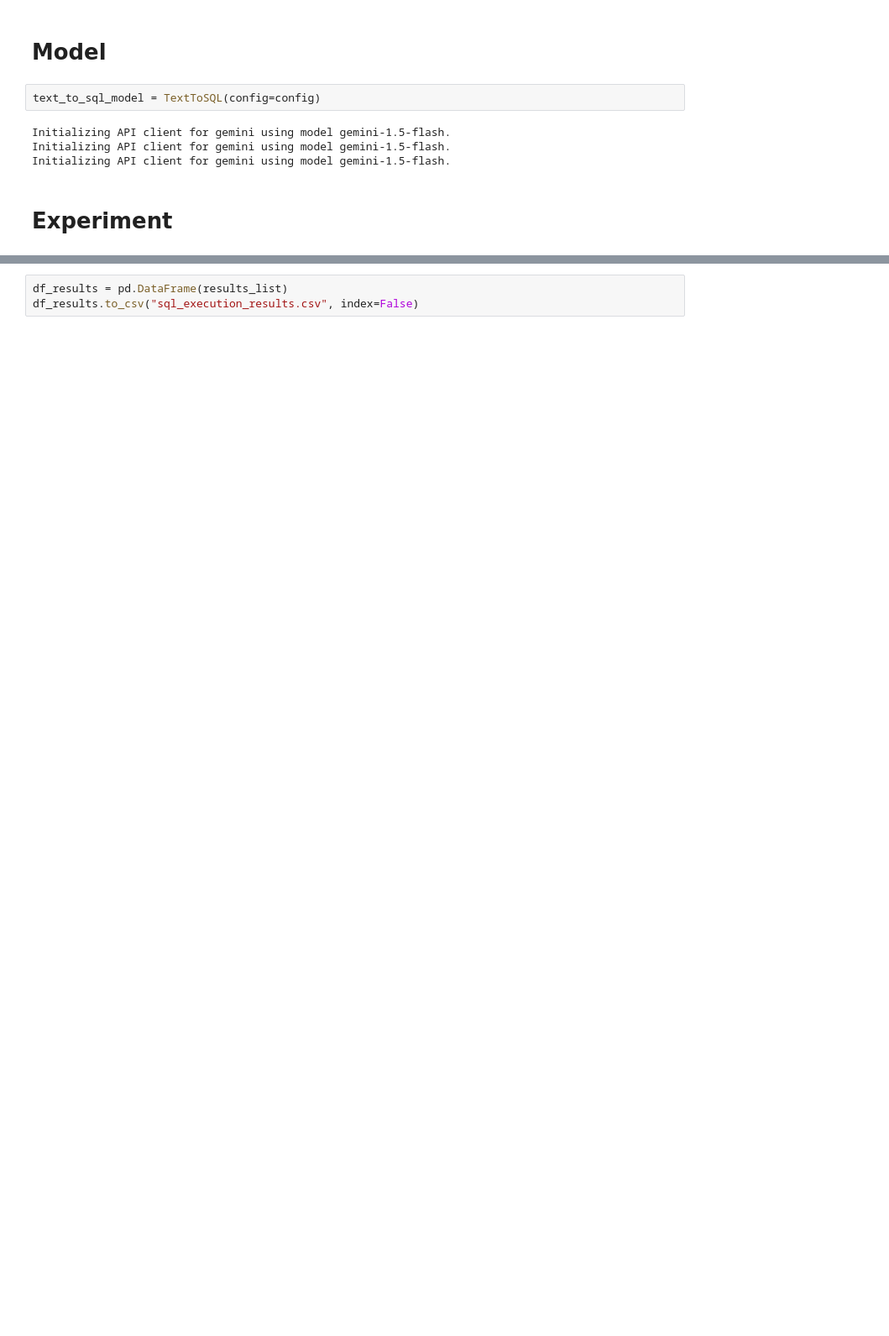
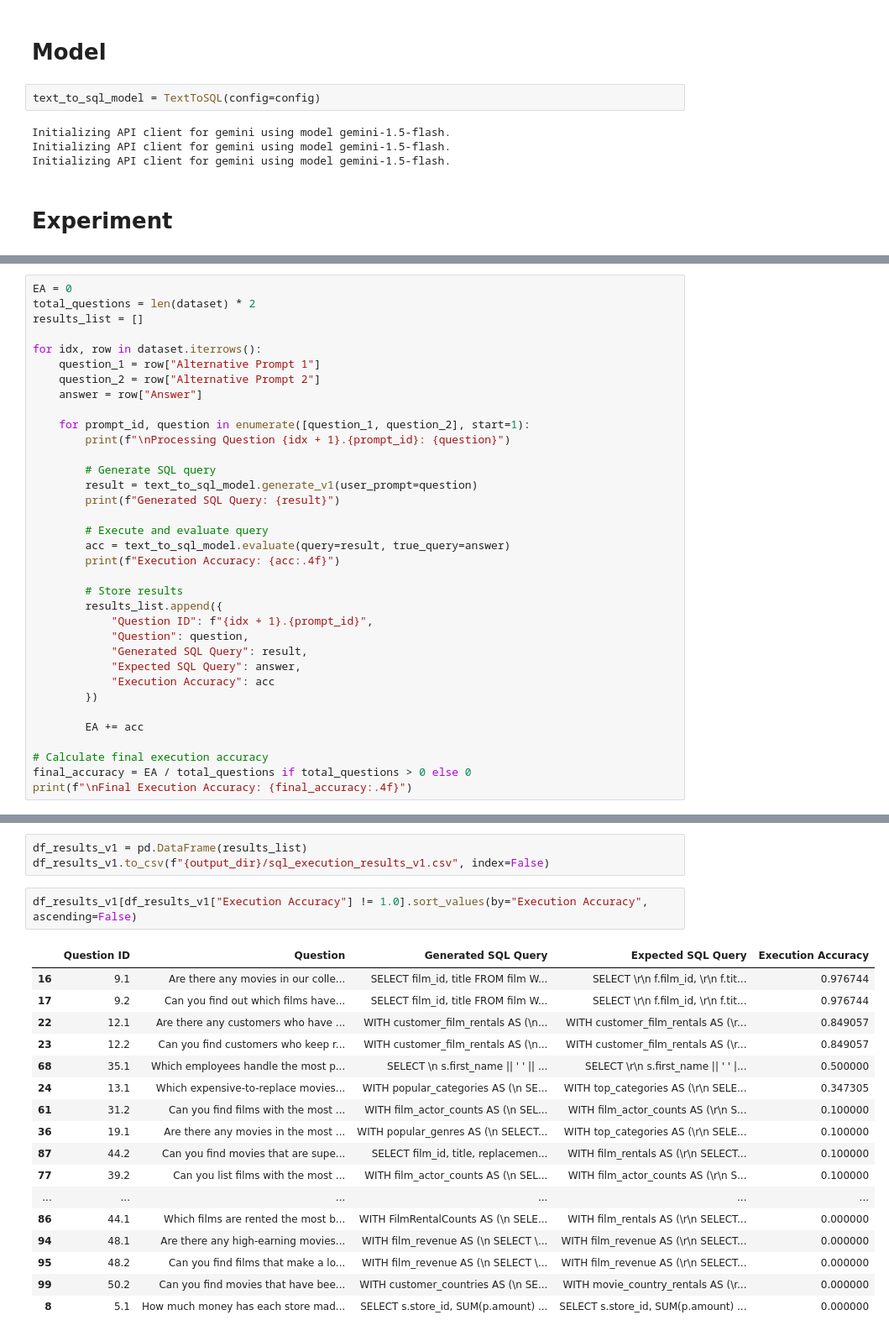
Before and after one commit to maikeljh/text-to-sql, a Jupyter notebook: experiment_phase_one.ipynb, the cells around one changed output, grey strips where cells are left out. Shown: that part at 84% size. Drawn from its saved outputs; the diff is of its cells as text; blank space fills up the shorter version.

```diff
--- a/experiment_phase_one.ipynb
+++ b/experiment_phase_one.ipynb
@@ -143,0 +138,35 @@ Final Execution Accuracy: 0.6976
+# %%
+EA = 0
+total_questions = len(dataset) * 2
+results_list = []
+
+for idx, row in dataset.iterrows():
+    question_1 = row["Alternative Prompt 1"]
+    question_2 = row["Alternative Prompt 2"]
+    answer = row["Answer"]
+
+    for prompt_id, question in enumerate([question_1, question_2], start=1):
+        print(f"\nProcessing Question {idx + 1}.{prompt_id}: {question}")
+
+        # Generate SQL query
+        result = text_to_sql_model.generate_v1(user_prompt=question)
+        print(f"Generated SQL Query: {result}")
+
+        # Execute and evaluate query
+        acc = text_to_sql_model.evaluate(query=result, true_query=answer)
+        print(f"Execution Accuracy: {acc:.4f}")
+
+        # Store results
+        results_list.append({
+            "Question ID": f"{idx + 1}.{prompt_id}",
+            "Question": question,
+            "Generated SQL Query": result,
+            "Expected SQL Query": answer,
+            "Execution Accuracy": acc
+        })
+
+        EA += acc
+
+# Calculate final execution accuracy
+final_accuracy = EA / total_questions if total_questions > 0 else 0
+print(f"\nFinal Execution Accuracy: {final_accuracy:.4f}")
@@ -144,3 +191,23 @@ Final Execution Accuracy: 0.6976
 # %%
-df_results = pd.DataFrame(results_list)
-df_results.to_csv("sql_execution_results.csv", index=False)
+df_results_v1 = pd.DataFrame(results_list)
+df_results_v1.to_csv(f"{output_dir}/sql_execution_results_v1.csv", index=False)
+# %%
+df_results_v1[df_results_v1["Execution Accuracy"] != 1.0].sort_values(by="Execution Accuracy", ascending=False)
+# %% [output]
+|  | Question ID | Question | Generated SQL Query | Expected SQL Query | Execution Accuracy |
+| 16 | 9.1 | Are there any movies in our colle... | SELECT film_id, title FROM film W... | SELECT \r\n f.film_id, \r\n f.tit... | 0.976744 |
+| 17 | 9.2 | Can you find out which films have... | SELECT film_id, title FROM film W... | SELECT \r\n f.film_id, \r\n f.tit... | 0.976744 |
+| 22 | 12.1 | Are there any customers who have ... | WITH customer_film_rentals AS (\n... | WITH customer_film_rentals AS (\r... | 0.849057 |
+| 23 | 12.2 | Can you find customers who keep r... | WITH customer_film_rentals AS (\n... | WITH customer_film_rentals AS (\r... | 0.849057 |
+| 68 | 35.1 | Which employees handle the most p... | SELECT \n s.first_name || ' ' || ... | SELECT \r\n s.first_name || ' ' |... | 0.500000 |
+| 24 | 13.1 | Which expensive-to-replace movies... | WITH popular_categories AS (\n SE... | WITH top_categories AS (\r\n SELE... | 0.347305 |
+| 61 | 31.2 | Can you find films with the most ... | WITH film_actor_counts AS (\n SEL... | WITH film_actor_counts AS (\r\n S... | 0.100000 |
+| 36 | 19.1 | Are there any movies in the most ... | WITH popular_genres AS (\n SELECT... | WITH top_categories AS (\r\n SELE... | 0.100000 |
+| 87 | 44.2 | Can you find movies that are supe... | SELECT film_id, title, replacemen... | WITH film_rentals AS (\r\n SELECT... | 0.100000 |
+| 77 | 39.2 | Can you list films with the most ... | WITH film_actor_counts AS (\n SEL... | WITH film_actor_counts AS (\r\n S... | 0.100000 |
+| ... | ... | ... | ... | ... | ... |
+| 86 | 44.1 | Which films are rented the most b... | WITH FilmRentalCounts AS (\n SELE... | WITH film_rentals AS (\r\n SELECT... | 0.000000 |
+| 94 | 48.1 | Are there any high-earning movies... | WITH film_revenue AS (\n SELECT \... | WITH film_revenue AS (\r\n SELECT... | 0.000000 |
+| 95 | 48.2 | Can you find films that make a lo... | WITH film_revenue AS (\n SELECT \... | WITH film_revenue AS (\r\n SELECT... | 0.000000 |
+| 99 | 50.2 | Can you find movies that have bee... | WITH customer_countries AS (\n SE... | WITH movie_country_rentals AS (\r... | 0.000000 |
+| 8 | 5.1 | How much money has each store mad... | SELECT s.store_id, SUM(p.amount) ... | SELECT s.store_id, SUM(p.amount) ... | 0.000000 |
```
Also changed, not shown: parts of 11 cells of this notebook, 9 other files.
